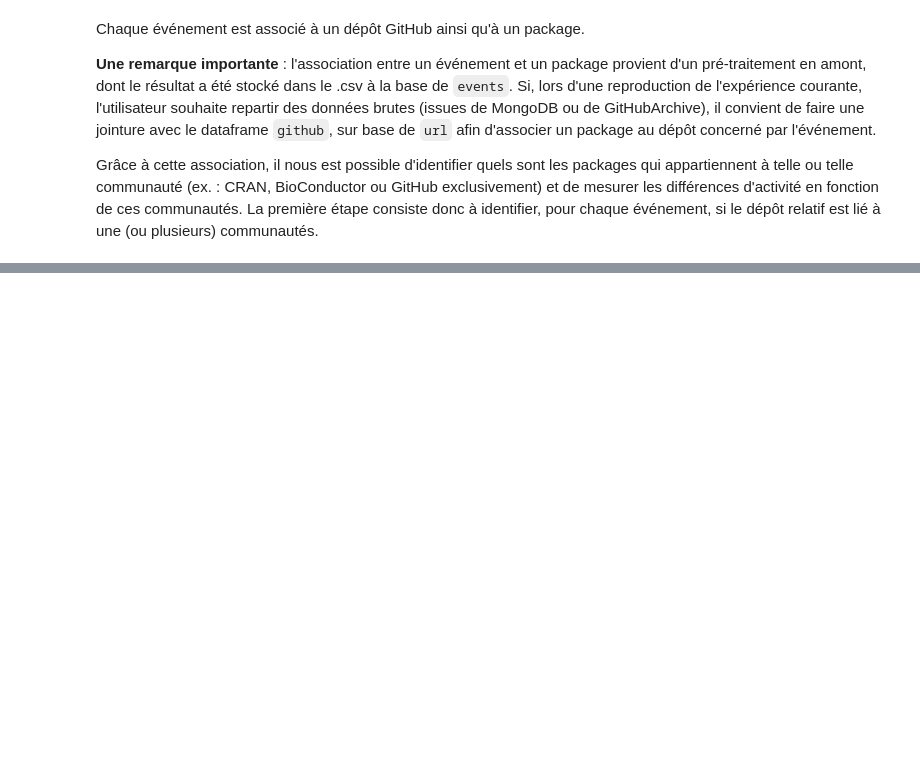
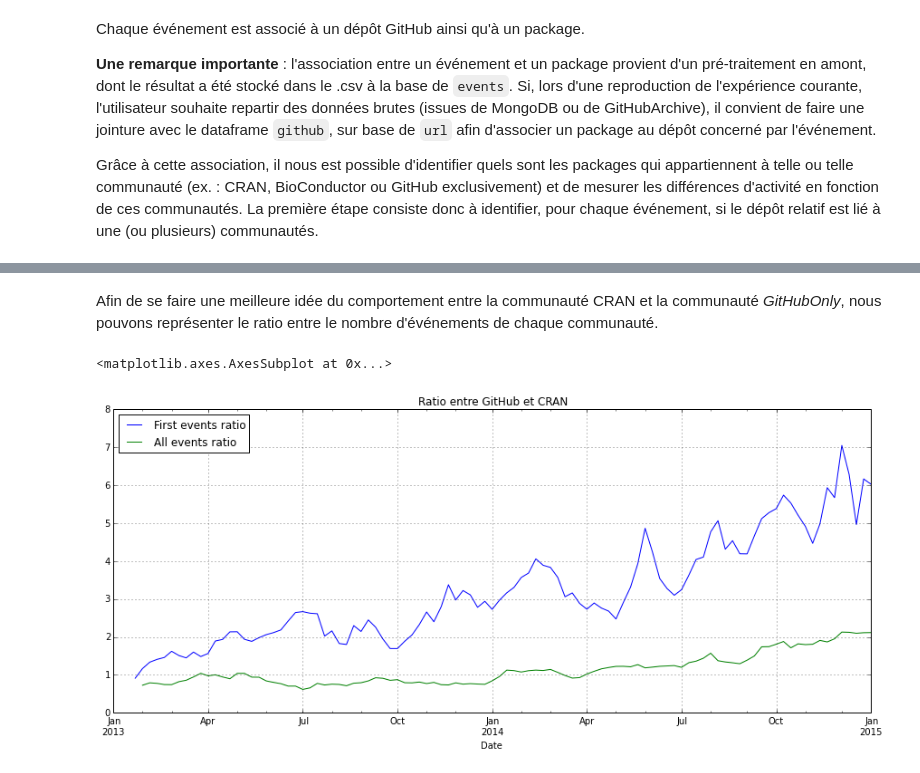
Before and after one commit to maelick/GitHub-API-Helpers, a Jupyter notebook: notebooks/R Package Activity on GitHub.ipynb, the cells around one changed output, grey strips where cells are left out. Drawn from its saved outputs; the diff is of its cells as text; code cells hidden in the pictures; blank space fills up the shorter version.

```diff
--- a/notebooks/R Package Activity on GitHub.ipynb
+++ b/notebooks/R Package Activity on GitHub.ipynb
@@ -115,0 +127,11 @@ _.plot(figsize=(15, 6), title=u'# événements "PushEvent" par type de packages'
+# %% [markdown]
+Afin de se faire une meilleure idée du comportement entre la communauté CRAN et la communauté *GitHubOnly*, nous pouvons représenter le ratio entre le nombre d'événements de chaque communauté.
+# %%
+_1['First events ratio'] = _1['github only'] / _1['cran']
+ax = _1[['First events ratio']].plot(figsize=(15, 6))
+_2 = pandas.stats.moments.rolling_sum(events[columns], 30, freq='1D', how='sum')
+_2['All events ratio'] = _2['github only'] / _2['cran']
+_2[['All events ratio']].plot(figsize=(15, 6), ax=ax, title=u'Ratio entre GitHub et CRAN')
+# %% [output]
+<matplotlib.axes.AxesSubplot at 0x...>
+[figure, added]
```
Also changed, not shown: parts of 4 cells of this notebook, 1 other file.
